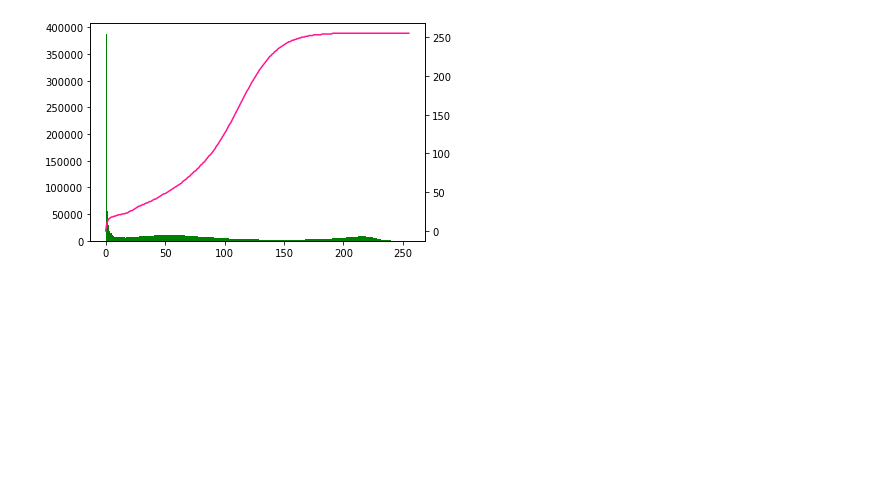
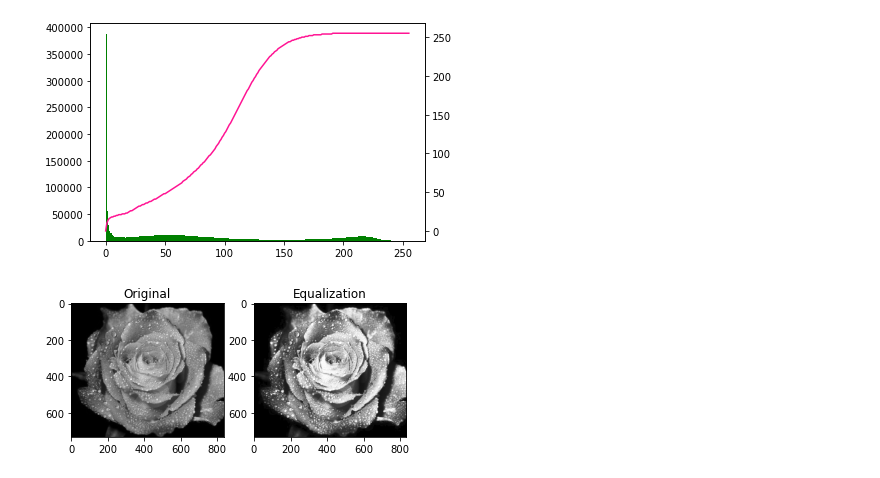
Before and after one commit to HoJin1014/KNU-BIGDATA-study, a Jupyter notebook: 2022.11.14/hist_equal.ipynb, the cells around one changed output. Cells and saved outputs as stored; diff of their text form; code cells hidden in the pictures; blank space fills up the shorter version.

```diff
--- a/2022.11.14/hist_equal.ipynb
+++ b/2022.11.14/hist_equal.ipynb
@@ -98,0 +99,27 @@ plt.show()
+# %%
+import cv2
+import numpy as np
+import matplotlib.pyplot as plt
+
+img = cv2.imread('./rose.JPG')
+
+img = cv2.cvtColor(img, cv2.COLOR_BGR2GRAY)
+
+hist, bins = np.histogram(img.flatten(), 256, [0,256])
+
+cdf = hist.cumsum()
+
+cdf_m = np.ma.masked_equal(cdf,0)
+
+#History Equalization 공식
+cdf_m = (cdf_m - cdf_m.min())*255/(cdf_m.max()-cdf_m.min())
+
+# Mask처리를 했던 부분을 다시 0으로 변환
+cdf = np.ma.filled(cdf_m,0).astype('uint8')
+
+img2 = cdf[img]
+plt.subplot(121),plt.imshow(img, cmap='gray'),plt.title('Original')
+plt.subplot(122),plt.imshow(img2, cmap='gray'),plt.title('Equalization')
+plt.show()
+# %% [output]
+[figure, added]
```
Also changed, not shown: parts of 4 cells of this notebook, 1 other file.
